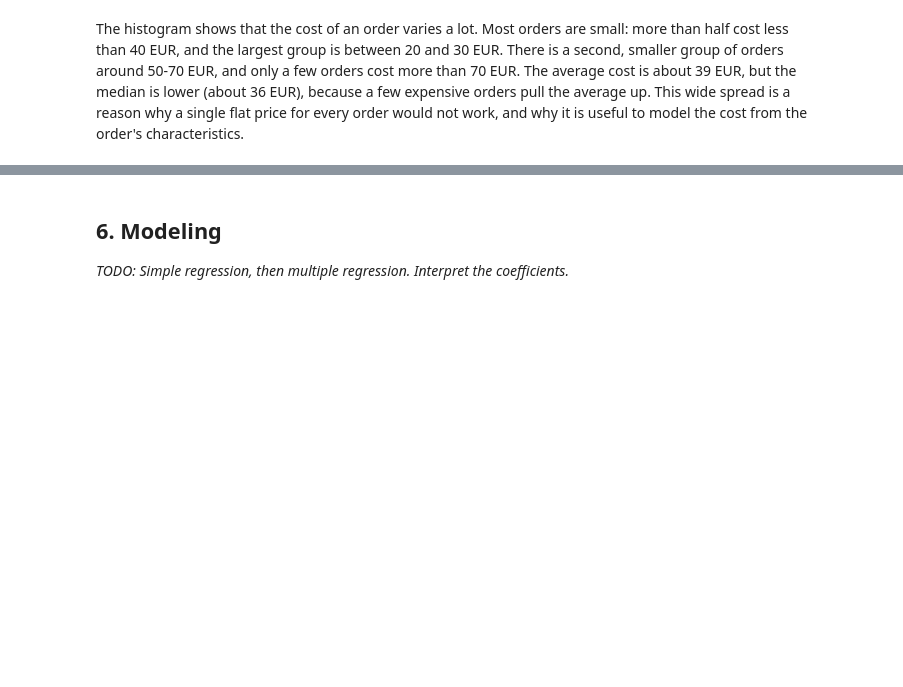
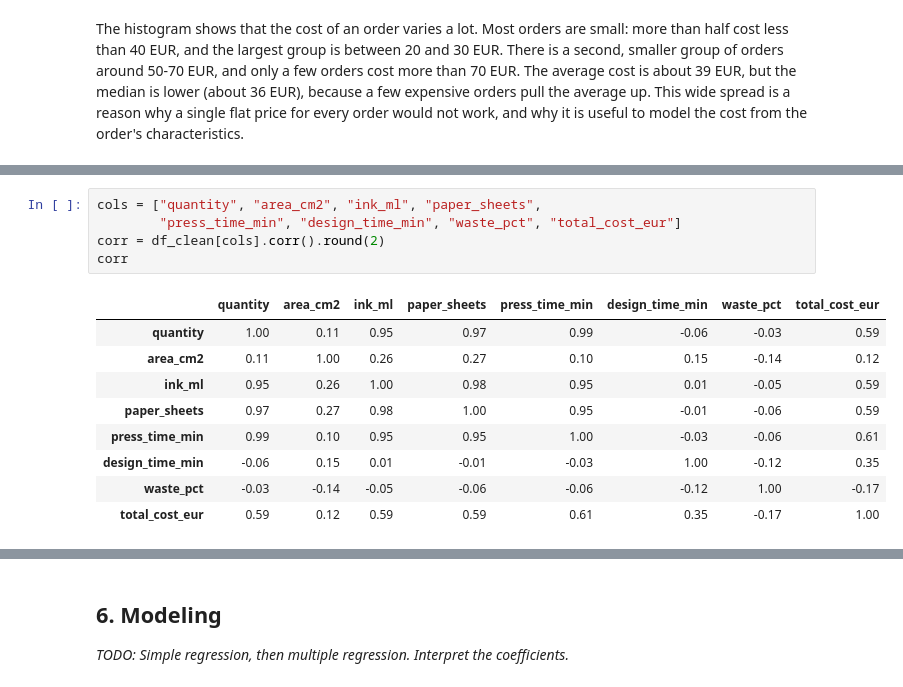
Before and after one commit to qnaatanasova86-tech/sublimation-pricing-model, a Jupyter notebook: pricing_model.ipynb, the cells around one changed output, grey strips where cells are left out. Drawn from its saved outputs; the diff is of its cells as text; blank space fills up the shorter version.

```diff
--- a/pricing_model.ipynb
+++ b/pricing_model.ipynb
@@ -266,0 +276,15 @@ The histogram shows that the cost of an order varies a lot. Most orders are smal
+# %%
+cols = ["quantity", "area_cm2", "ink_ml", "paper_sheets",
+        "press_time_min", "design_time_min", "waste_pct", "total_cost_eur"]
+corr = df_clean[cols].corr().round(2)
+corr
+# %% [output]
+|  | quantity | area_cm2 | ink_ml | paper_sheets | press_time_min | design_time_min | waste_pct | total_cost_eur |
+| quantity | 1.00 | 0.11 | 0.95 | 0.97 | 0.99 | -0.06 | -0.03 | 0.59 |
+| area_cm2 | 0.11 | 1.00 | 0.26 | 0.27 | 0.10 | 0.15 | -0.14 | 0.12 |
+| ink_ml | 0.95 | 0.26 | 1.00 | 0.98 | 0.95 | 0.01 | -0.05 | 0.59 |
+| paper_sheets | 0.97 | 0.27 | 0.98 | 1.00 | 0.95 | -0.01 | -0.06 | 0.59 |
+| press_time_min | 0.99 | 0.10 | 0.95 | 0.95 | 1.00 | -0.03 | -0.06 | 0.61 |
+| design_time_min | -0.06 | 0.15 | 0.01 | -0.01 | -0.03 | 1.00 | -0.12 | 0.35 |
+| waste_pct | -0.03 | -0.14 | -0.05 | -0.06 | -0.06 | -0.12 | 1.00 | -0.17 |
+| total_cost_eur | 0.59 | 0.12 | 0.59 | 0.59 | 0.61 | 0.35 | -0.17 | 1.00 |
```
Also changed, not shown: parts of 6 cells of this notebook.
